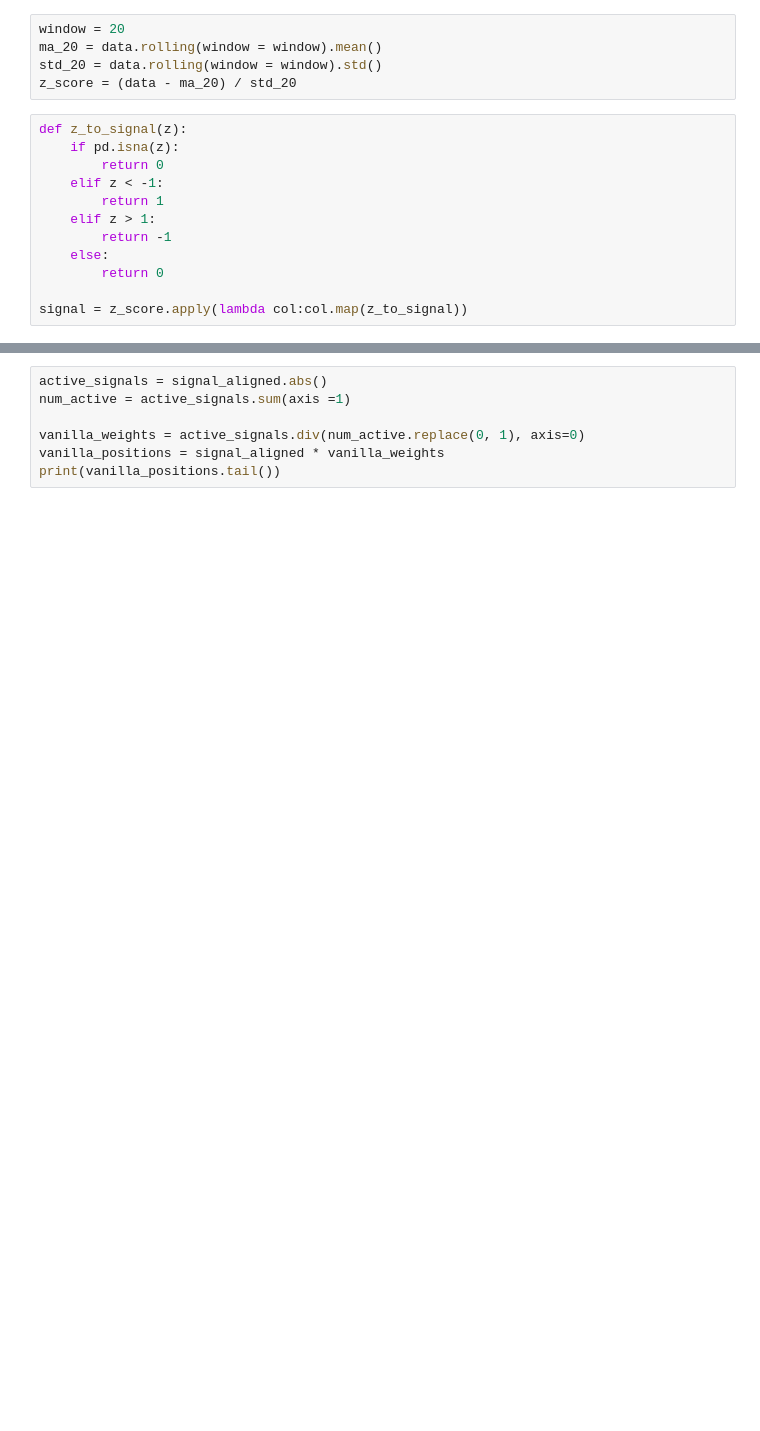
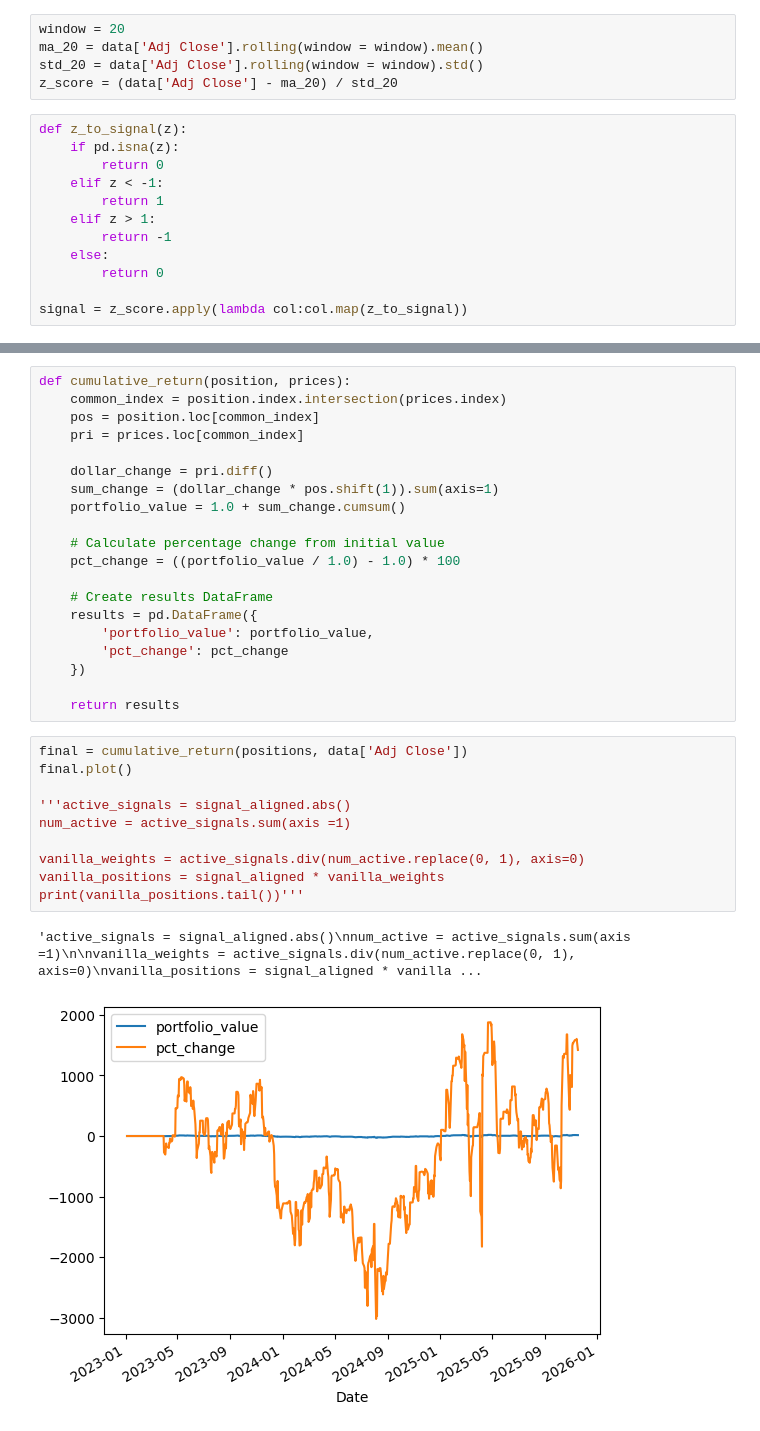
Before and after one commit to tychan8191/finance, a Jupyter notebook: meanReversion_Var.ipynb, the cells around one changed output, grey strips where cells are left out. Saved outputs shown, nothing was run; the diff lists cells and outputs as text; blank space fills up the shorter version.

Commit message:
tried cumulative return function

```diff
--- a/meanReversion_Var.ipynb
+++ b/meanReversion_Var.ipynb
@@ -12,8 +21,8 @@ returns = data['Adj Close'].pct_change().dropna()
 # %%
 window = 20
-ma_20 = data.rolling(window = window).mean()
-std_20 = data.rolling(window = window).std()
-z_score = (data - ma_20) / std_20
+ma_20 = data['Adj Close'].rolling(window = window).mean()
+std_20 = data['Adj Close'].rolling(window = window).std()
+z_score = (data['Adj Close'] - ma_20) / std_20
 # %%
 def z_to_signal(z):
     if pd.isna(z):
@@ -41,7 +75,33 @@ print(positions.tail())
+# %%
+def cumulative_return(position, prices):
+    common_index = position.index.intersection(prices.index)
+    pos = position.loc[common_index]
+    pri = prices.loc[common_index]
+
+    dollar_change = pri.diff()
+    sum_change = (dollar_change * pos.shift(1)).sum(axis=1)
+    portfolio_value = 1.0 + sum_change.cumsum()
+
+    # Calculate percentage change from initial value
+    pct_change = ((portfolio_value / 1.0) - 1.0) * 100
+
+    # Create results DataFrame
+    results = pd.DataFrame({
+        'portfolio_value': portfolio_value,
+        'pct_change': pct_change
+    })
+
+    return results
 # %%
-active_signals = signal_aligned.abs()
+final = cumulative_return(positions, data['Adj Close'])
+final.plot()
+
+'''active_signals = signal_aligned.abs()
 num_active = active_signals.sum(axis =1)
 
 vanilla_weights = active_signals.div(num_active.replace(0, 1), axis=0)
 vanilla_positions = signal_aligned * vanilla_weights
-print(vanilla_positions.tail())
+print(vanilla_positions.tail())'''
+# %% [output]
+'active_signals = signal_aligned.abs()\nnum_active = active_signals.sum(axis =1)\n\nvanilla_weights = active_signals.div(num_active.replace(0, 1), axis=0)\nvanilla_positions = signal_aligned * vanilla ...
+[figure, added]
```
Also changed, not shown: parts of 3 cells of this notebook, 1 other file.
